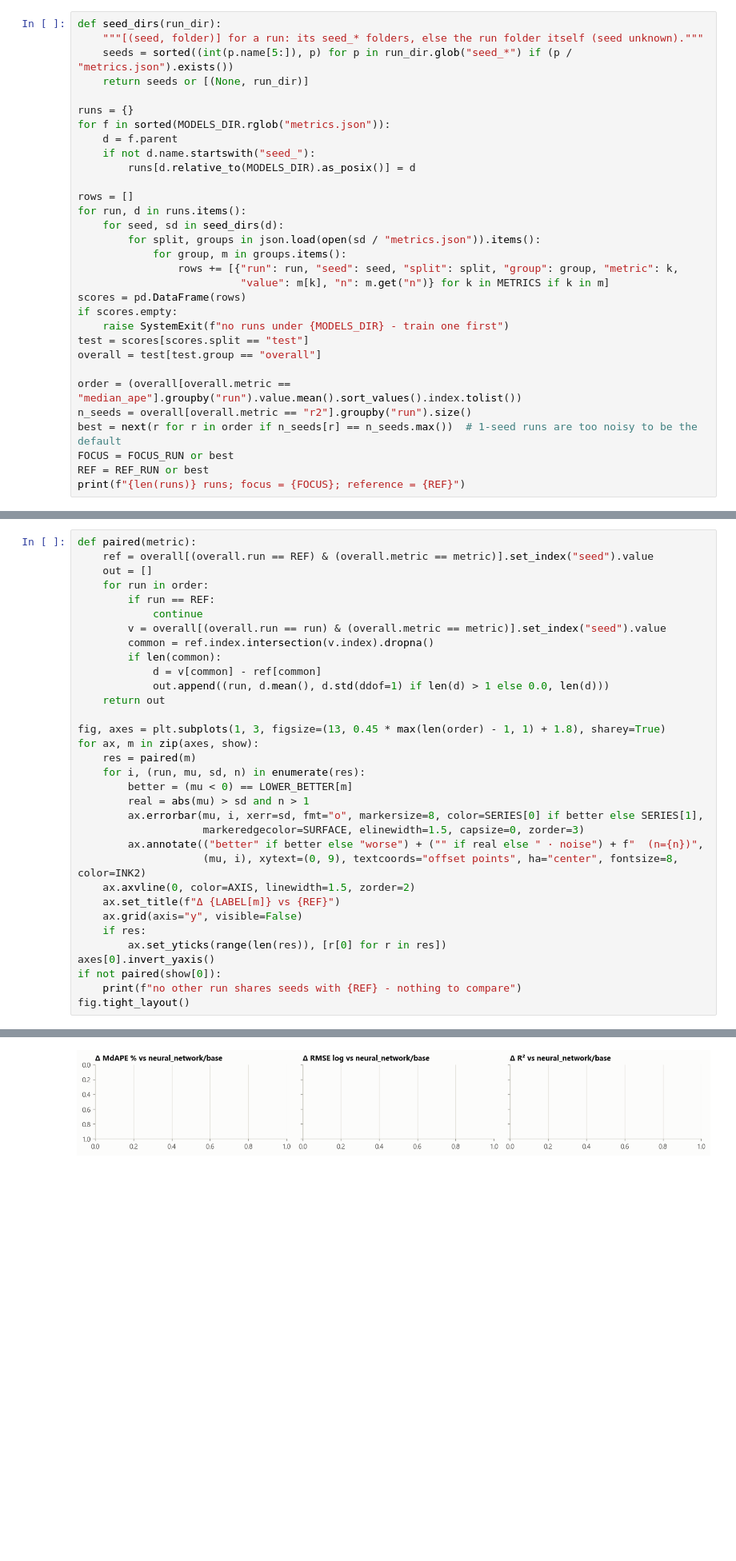
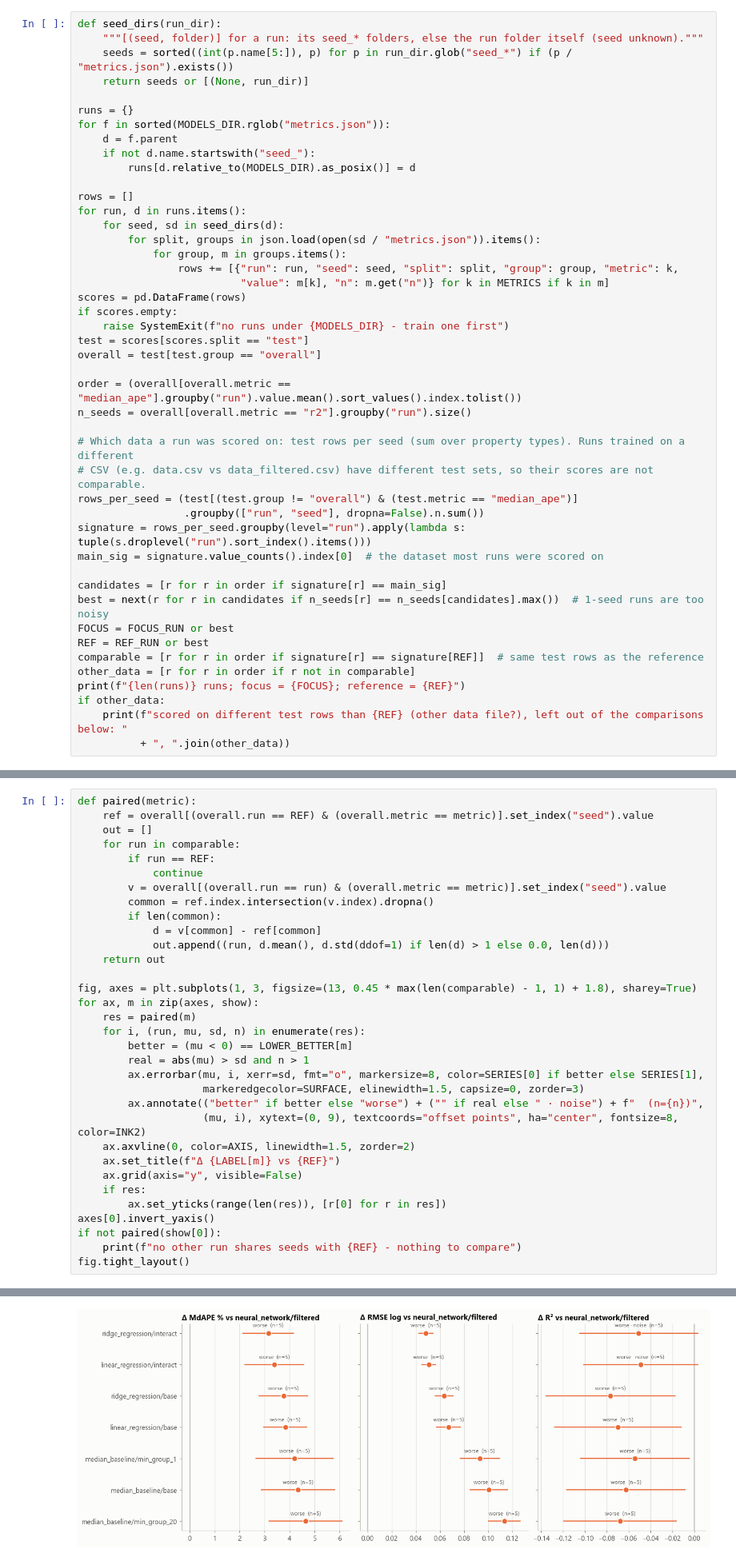
Before and after one commit to SeaHuyty/property-valuation-model, a Jupyter notebook: laboratory/evaluate/compare_models.ipynb, the cells around one changed output, grey strips where cells are left out. Shown at 80% size. Drawn from its saved outputs; the diff is of its cells as text; blank space fills up the shorter version.

Commit message:
Compare only same-data runs, add champion good-enough sections

```diff
--- a/laboratory/evaluate/compare_models.ipynb
+++ b/laboratory/evaluate/compare_models.ipynb
@@ -87,8 +87,22 @@ overall = test[test.group == "overall"]
 
 order = (overall[overall.metric == "median_ape"].groupby("run").value.mean().sort_values().index.tolist())
 n_seeds = overall[overall.metric == "r2"].groupby("run").size()
-best = next(r for r in order if n_seeds[r] == n_seeds.max())  # 1-seed runs are too noisy to be the default
+
+# Which data a run was scored on: test rows per seed (sum over property types). Runs trained on a different
+# CSV (e.g. data.csv vs data_filtered.csv) have different test sets, so their scores are not comparable.
+rows_per_seed = (test[(test.group != "overall") & (test.metric == "median_ape")]
+                 .groupby(["run", "seed"], dropna=False).n.sum())
+signature = rows_per_seed.groupby(level="run").apply(lambda s: tuple(s.droplevel("run").sort_index().items()))
+main_sig = signature.value_counts().index[0]  # the dataset most runs were scored on
+
+candidates = [r for r in order if signature[r] == main_sig]
+best = next(r for r in candidates if n_seeds[r] == n_seeds[candidates].max())  # 1-seed runs are too noisy
 FOCUS = FOCUS_RUN or best
 REF = REF_RUN or best
+comparable = [r for r in order if signature[r] == signature[REF]]  # same test rows as the reference
+other_data = [r for r in order if r not in comparable]
 print(f"{len(runs)} runs; focus = {FOCUS}; reference = {REF}")
+if other_data:
+    print(f"scored on different test rows than {REF} (other data file?), left out of the comparisons below: "
+          + ", ".join(other_data))
 # %% [output]
@@ -138,7 +165,7 @@ per-seed differences) crosses zero, the difference is within noise.
 def paired(metric):
     ref = overall[(overall.run == REF) & (overall.metric == metric)].set_index("seed").value
     out = []
-    for run in order:
+    for run in comparable:
         if run == REF:
             continue
         v = overall[(overall.run == run) & (overall.metric == metric)].set_index("seed").value
@@ -148,7 +175,7 @@ def paired(metric):
             out.append((run, d.mean(), d.std(ddof=1) if len(d) > 1 else 0.0, len(d)))
     return out
 
-fig, axes = plt.subplots(1, 3, figsize=(13, 0.45 * max(len(order) - 1, 1) + 1.8), sharey=True)
+fig, axes = plt.subplots(1, 3, figsize=(13, 0.45 * max(len(comparable) - 1, 1) + 1.8), sharey=True)
 for ax, m in zip(axes, show):
     res = paired(m)
     for i, (run, mu, sd, n) in enumerate(res):
@@ -172,3 +198,3 @@ no other run shares seeds with neural_network/base - nothing to compare
-[figure, old version]
+[figure, new version]
 # %% [markdown]
 ## Error by property type
```
Also changed, not shown: parts of 31 cells of this notebook.
